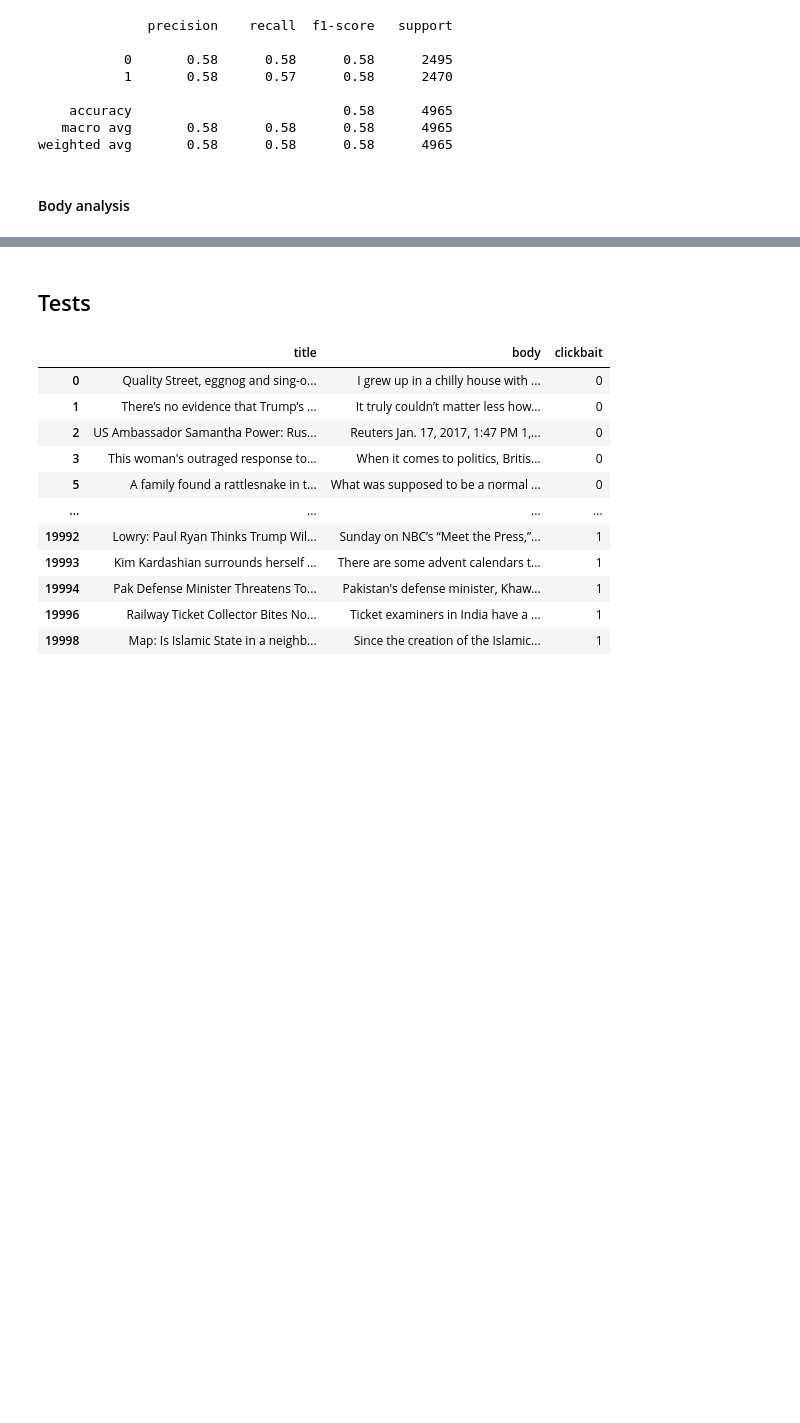
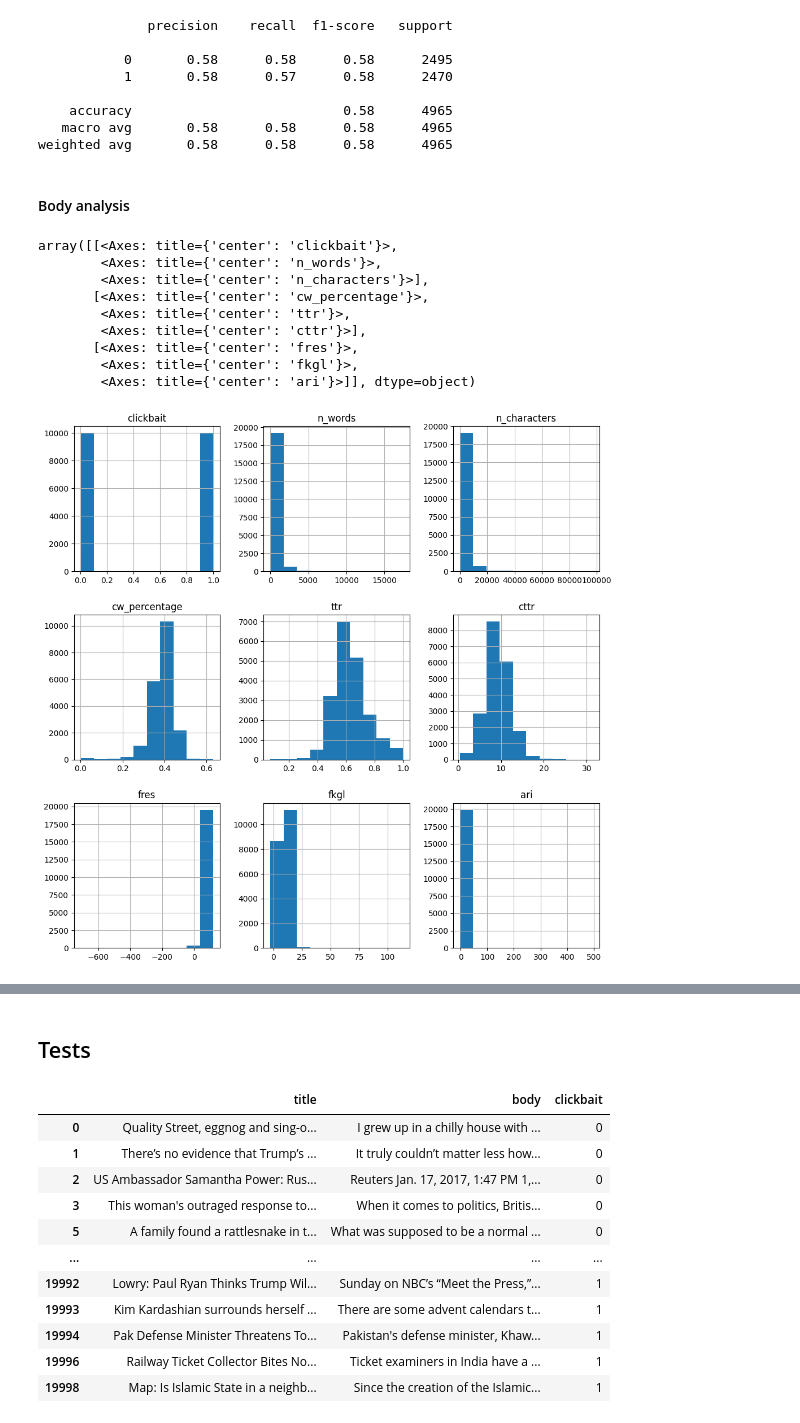
Before and after one commit to matkubita/ClickbaitDetectionThesis, a Jupyter notebook: 8-Informativeness-Measures.ipynb, the cells around one changed output, grey strips where cells are left out. Drawn from its saved outputs; the diff is of its cells as text; code cells hidden in the pictures; blank space fills up the shorter version.

Commit message:
analysis of inf measures for articles body

```diff
--- a/8-Informativeness-Measures.ipynb
+++ b/8-Informativeness-Measures.ipynb
@@ -354,3 +354,24 @@ print(classification_report(y_test, preds))
 weighted avg       0.58      0.58      0.58      4965
 # %% [markdown]
 #### Body analysis
+# %%
+body_metrics = data.copy()
+# %%
+# apply metrics
+for name, function in metrics_functions.items():
+    if name != "hdd":
+        body_metrics[name] = body_metrics['body'].apply(function)
+# %%
+# check histograms
+body_metrics.drop(['title', 'body'], axis=1).hist(figsize=(12,12))
+# %% [output]
+array([[<Axes: title={'center': 'clickbait'}>,
+        <Axes: title={'center': 'n_words'}>,
+        <Axes: title={'center': 'n_characters'}>],
+       [<Axes: title={'center': 'cw_percentage'}>,
+        <Axes: title={'center': 'ttr'}>,
+        <Axes: title={'center': 'cttr'}>],
+       [<Axes: title={'center': 'fres'}>,
+        <Axes: title={'center': 'fkgl'}>,
+        <Axes: title={'center': 'ari'}>]], dtype=object)
+[figure, added]
```
Also changed, not shown: parts of 15 cells of this notebook.
